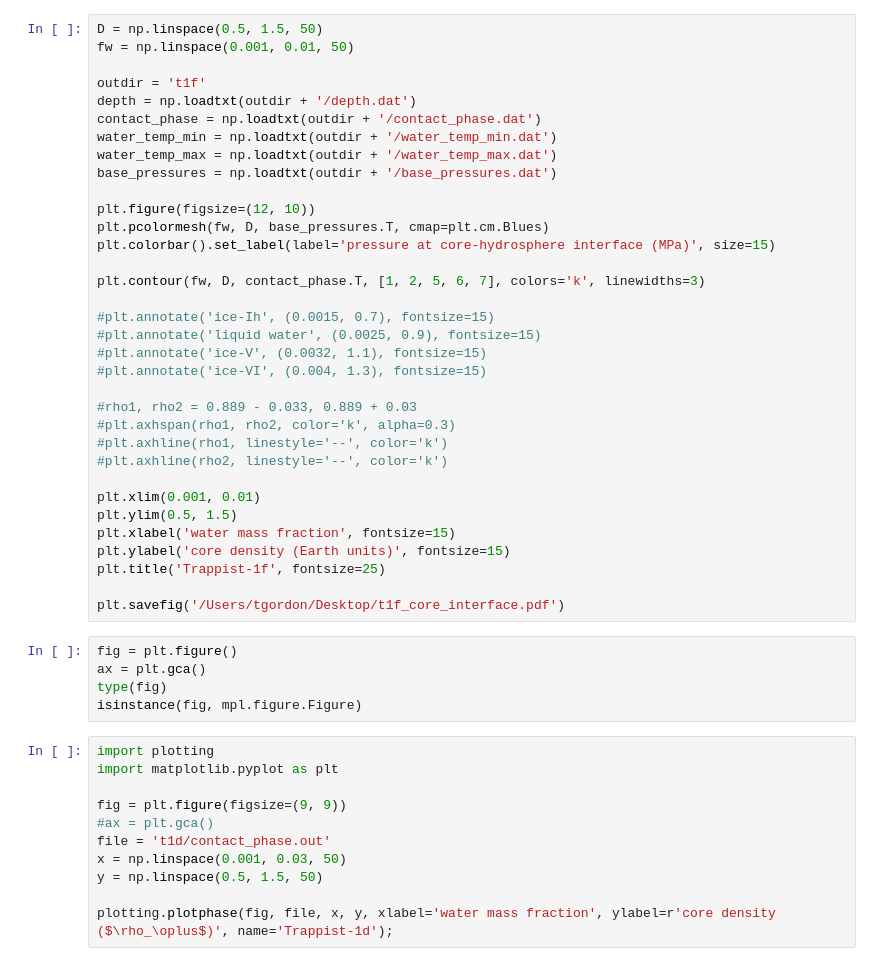
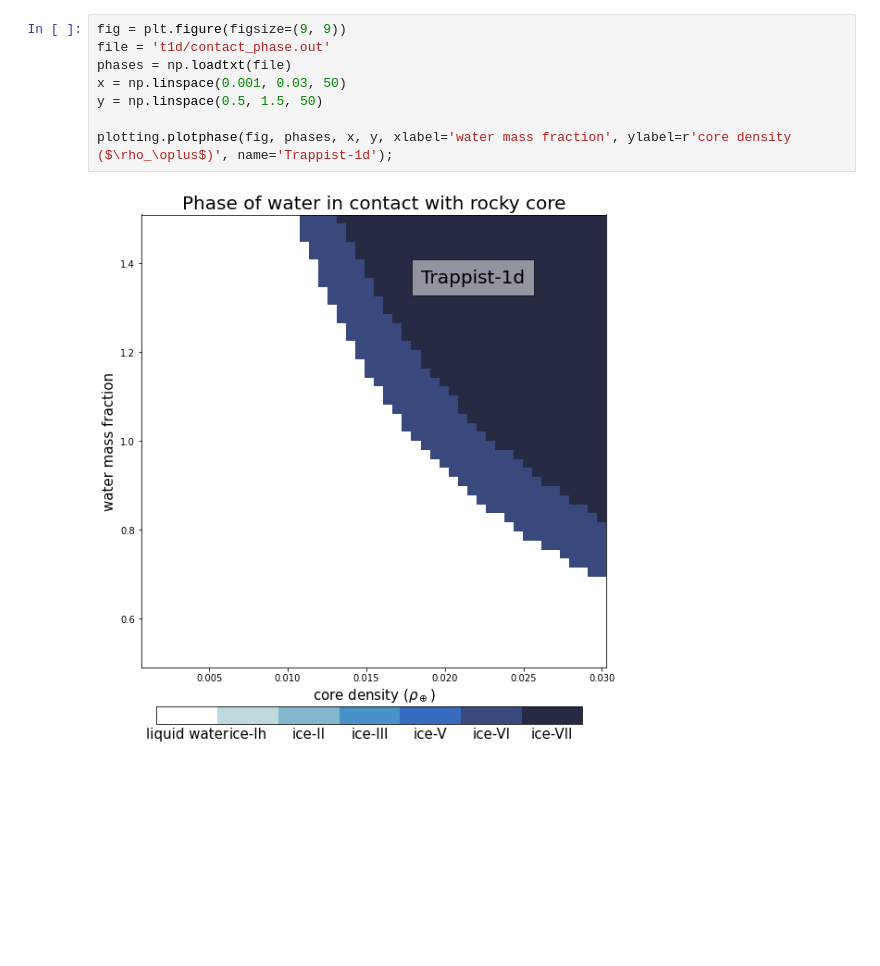
Before and after one commit to tagordon/HydroSphere, a Jupyter notebook: HS.ipynb, the cells around one changed output. Saved outputs shown, nothing was run; the diff lists cells and outputs as text; blank space fills up the shorter version.

```diff
--- a/HS.ipynb
+++ b/HS.ipynb
@@ -105,53 +4,13 @@ contact = contact.reshape(dx, dy)
-# %%
-D = np.linspace(0.5, 1.5, 50)
-fw = np.linspace(0.001, 0.01, 50)
-
-outdir = 't1f'
-depth = np.loadtxt(outdir + '/depth.dat')
-contact_phase = np.loadtxt(outdir + '/contact_phase.dat')
-water_temp_min = np.loadtxt(outdir + '/water_temp_min.dat')
-water_temp_max = np.loadtxt(outdir + '/water_temp_max.dat')
-base_pressures = np.loadtxt(outdir + '/base_pressures.dat')
-
-plt.figure(figsize=(12, 10))
-plt.pcolormesh(fw, D, base_pressures.T, cmap=plt.cm.Blues)
-plt.colorbar().set_label(label='pressure at core-hydrosphere interface (MPa)', size=15)
-
-plt.contour(fw, D, contact_phase.T, [1, 2, 5, 6, 7], colors='k', linewidths=3)
-
-#plt.annotate('ice-Ih', (0.0015, 0.7), fontsize=15)
-#plt.annotate('liquid water', (0.0025, 0.9), fontsize=15)
-#plt.annotate('ice-V', (0.0032, 1.1), fontsize=15)
-#plt.annotate('ice-VI', (0.004, 1.3), fontsize=15)
-
-#rho1, rho2 = 0.889 - 0.033, 0.889 + 0.03
-#plt.axhspan(rho1, rho2, color='k', alpha=0.3)
-#plt.axhline(rho1, linestyle='--', color='k')
-#plt.axhline(rho2, linestyle='--', color='k')
-
-plt.xlim(0.001, 0.01)
-plt.ylim(0.5, 1.5)
-plt.xlabel('water mass fraction', fontsize=15)
-plt.ylabel('core density (Earth units)', fontsize=15)
-plt.title('Trappist-1f', fontsize=25)
-
-plt.savefig('/Users/tgordon/Desktop/t1f_core_interface.pdf')
-# %%
-fig = plt.figure()
-ax = plt.gca()
-type(fig)
-isinstance(fig, mpl.figure.Figure)
 # %%
-import plotting
-import matplotlib.pyplot as plt
-
 fig = plt.figure(figsize=(9, 9))
-#ax = plt.gca()
 file = 't1d/contact_phase.out'
+phases = np.loadtxt(file)
 x = np.linspace(0.001, 0.03, 50)
 y = np.linspace(0.5, 1.5, 50)
 
-plotting.plotphase(fig, file, x, y, xlabel='water mass fraction', ylabel=r'core density ($\rho_\oplus$)', name='Trappist-1d');
+plotting.plotphase(fig, phases, x, y, xlabel='water mass fraction', ylabel=r'core density ($\rho_\oplus$)', name='Trappist-1d');
+# %% [output]
+[figure, added]
 # %%
 names = ['Trappist-1d', 'Trappist-1e', 'Trappist-1f', 'Trappist-1g']
 files = ['t1d/contact_phase.out', 't1e/contact_phase.out', 't1f/contact_phase.out', 't1g/contact_phase.out']
```
Also changed, not shown: parts of 35 cells of this notebook.
